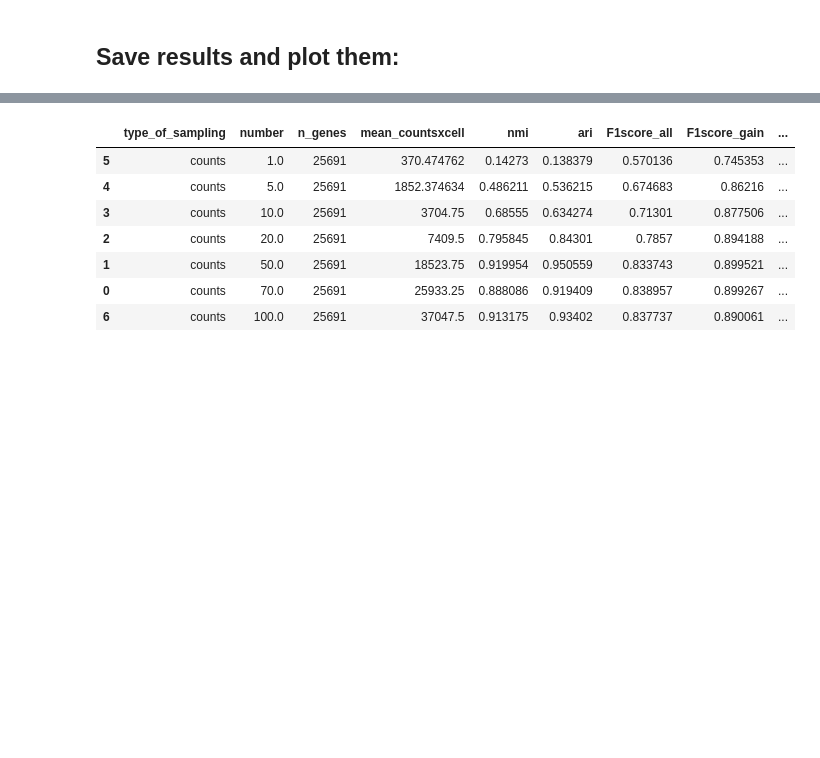
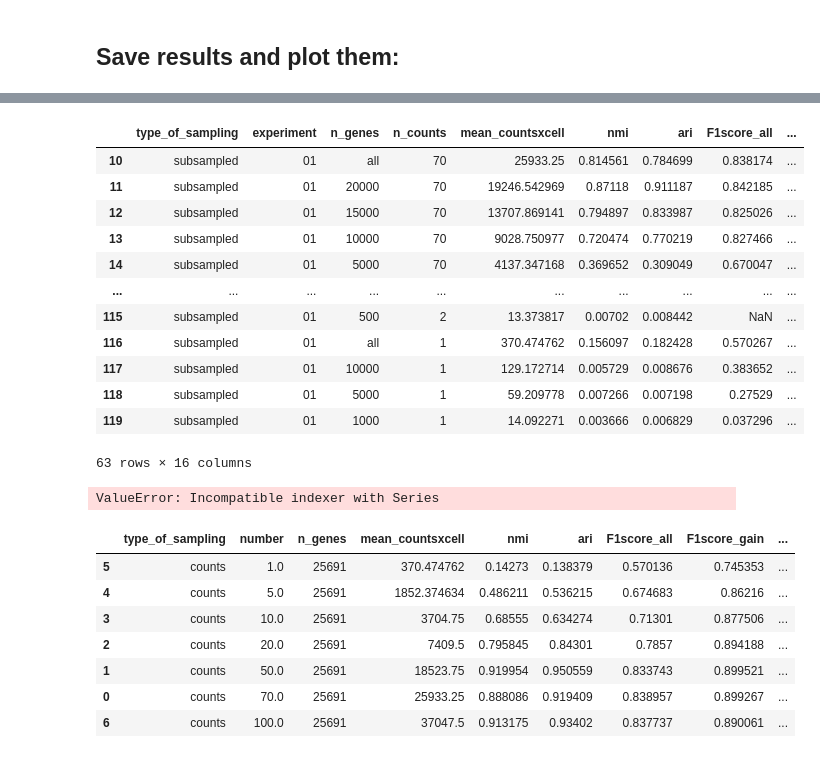
Before and after one commit to Moldia/InSituCNV, a Jupyter notebook: Figure2/04_Compare_results_using_metrics/batch_evaluation_of_simulations.ipynb, the cells around one changed output, grey strips where cells are left out. Saved outputs shown, nothing was run; the diff lists cells and outputs as text; code cells hidden in the pictures; blank space fills up the shorter version.

```diff
--- a/Figure2/04_Compare_results_using_metrics/batch_evaluation_of_simulations.ipynb
+++ b/Figure2/04_Compare_results_using_metrics/batch_evaluation_of_simulations.ipynb
@@ -184,3 +260,25 @@ results.to_csv(os.path.join(saving_path,'metrics_cnv_inference_across_counts.csv
+# %%
+results_1
+# %% [output]
+|  | type_of_sampling | experiment | n_genes | n_counts | mean_countsxcell | nmi | ari | F1score_all | ... |
+| 10 | subsampled | 01 | all | 70 | 25933.25 | 0.814561 | 0.784699 | 0.838174 | ... |
+| 11 | subsampled | 01 | 20000 | 70 | 19246.542969 | 0.87118 | 0.911187 | 0.842185 | ... |
+| 12 | subsampled | 01 | 15000 | 70 | 13707.869141 | 0.794897 | 0.833987 | 0.825026 | ... |
+| 13 | subsampled | 01 | 10000 | 70 | 9028.750977 | 0.720474 | 0.770219 | 0.827466 | ... |
+| 14 | subsampled | 01 | 5000 | 70 | 4137.347168 | 0.369652 | 0.309049 | 0.670047 | ... |
+| ... | ... | ... | ... | ... | ... | ... | ... | ... | ... |
+| 115 | subsampled | 01 | 500 | 2 | 13.373817 | 0.00702 | 0.008442 | NaN | ... |
+| 116 | subsampled | 01 | all | 1 | 370.474762 | 0.156097 | 0.182428 | 0.570267 | ... |
+| 117 | subsampled | 01 | 10000 | 1 | 129.172714 | 0.005729 | 0.008676 | 0.383652 | ... |
+| 118 | subsampled | 01 | 5000 | 1 | 59.209778 | 0.007266 | 0.007198 | 0.27529 | ... |
+| 119 | subsampled | 01 | 1000 | 1 | 14.092271 | 0.003666 | 0.006829 | 0.037296 | ... |
+63 rows × 16 columns
+# %%
+AUC_loss=create_condensed_dataframe(results_1,'AUC_loss')
+sns.heatmap(AUC_loss.fillna(0).astype(float))
+plt.title('AUC loss')
+# %% [output]
+ValueError: Incompatible indexer with Series
 # %%
 results['number']=results['number'].astype(float)
 # %%
```
Also changed, not shown: parts of 15 cells of this notebook, 1 other file.
